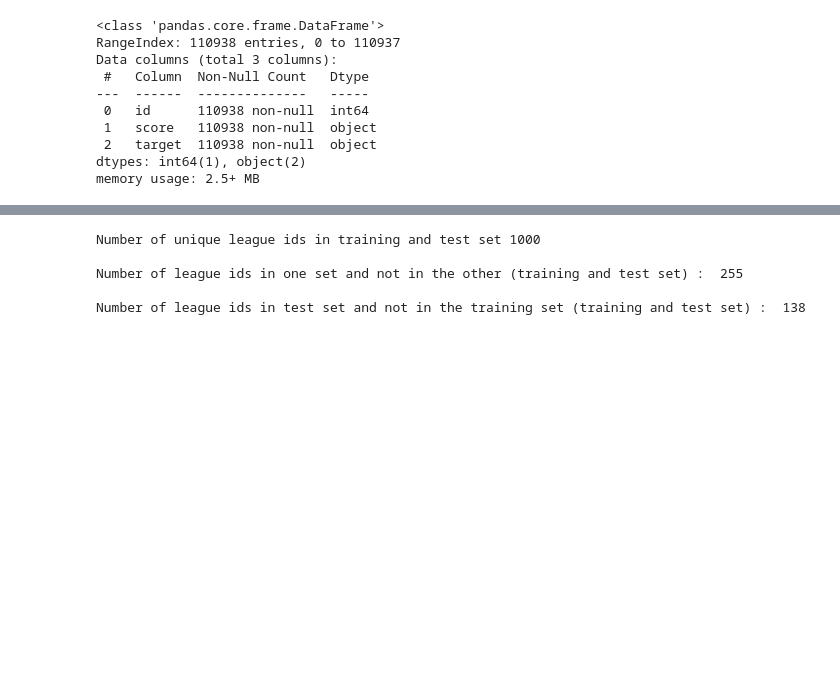
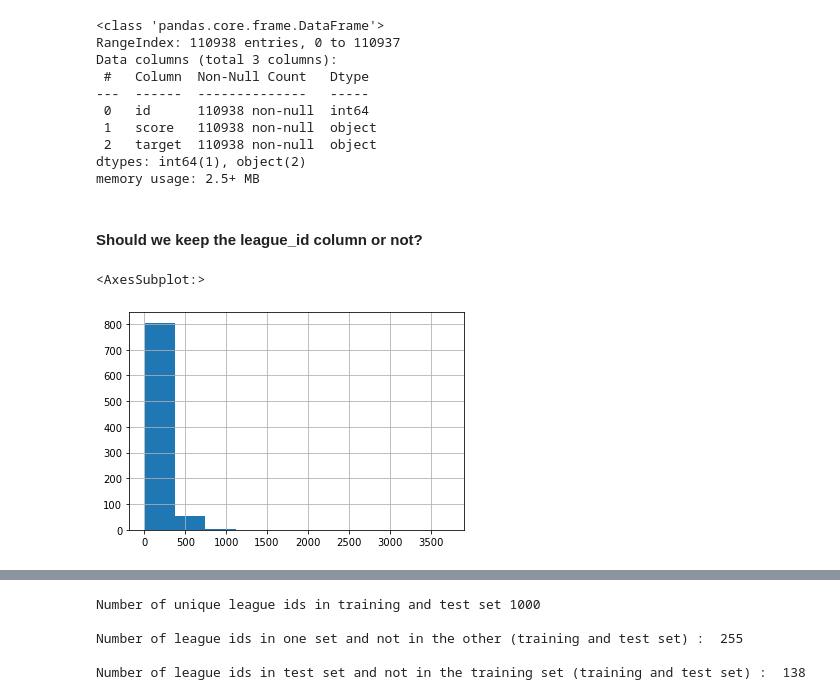
Before and after one commit to looklok/FootballMatchProbabilitiesPrediction, a Jupyter notebook: main.ipynb, the cells around one changed output, grey strips where cells are left out. Saved outputs shown, nothing was run; the diff lists cells and outputs as text; code cells hidden in the pictures; blank space fills up the shorter version.

```diff
--- a/main.ipynb
+++ b/main.ipynb
@@ -66,3 +69,10 @@ Data columns (total 3 columns):
  2   target  110938 non-null  object
 dtypes: int64(1), object(2)
 memory usage: 2.5+ MB
+# %% [markdown]
+#### Should we keep the league_id column or not?
+# %%
+train["league_id"].value_counts().hist()
+# %% [output]
+<AxesSubplot:>
+[figure, added]
```
Also changed, not shown: parts of 37 cells of this notebook, 3 other files.
